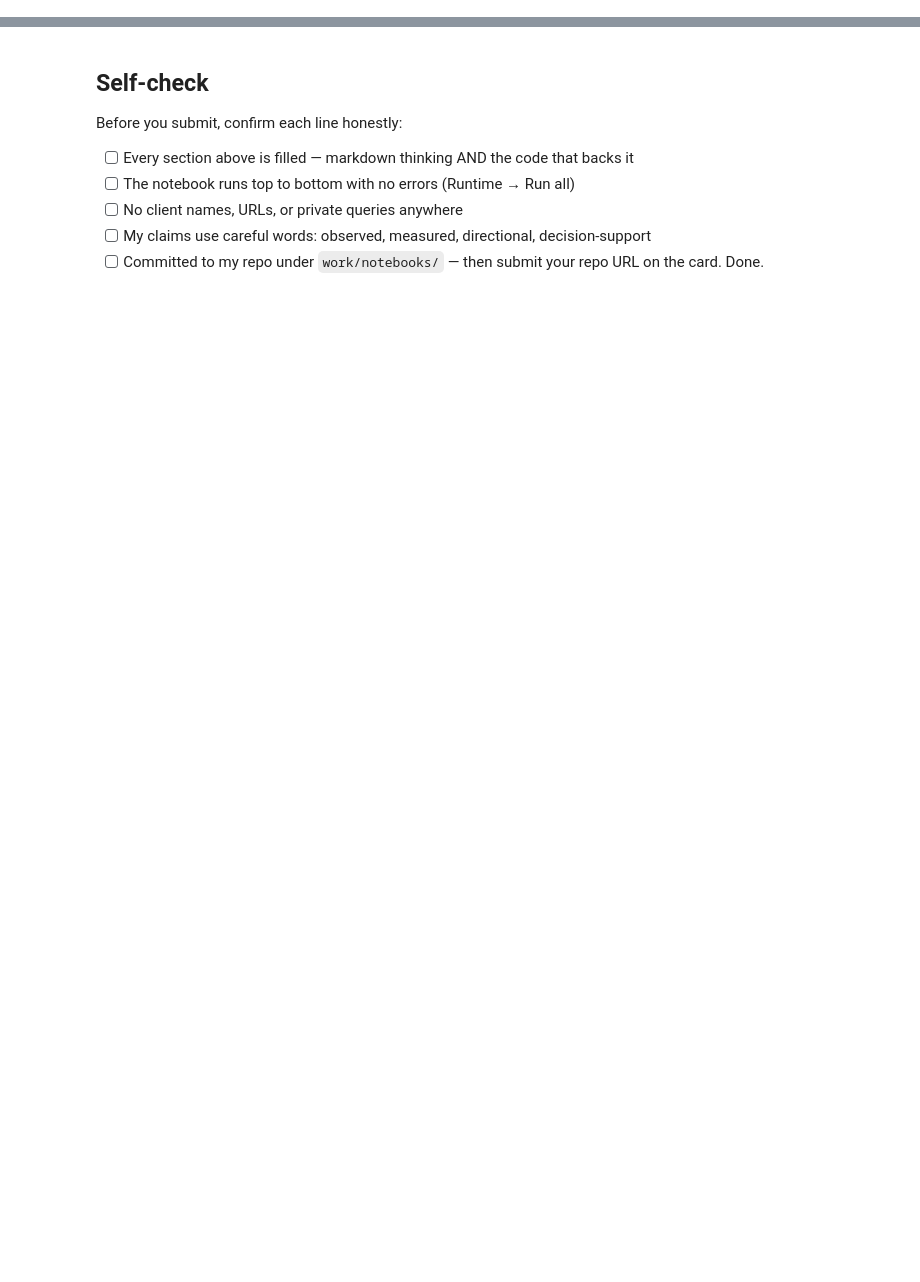
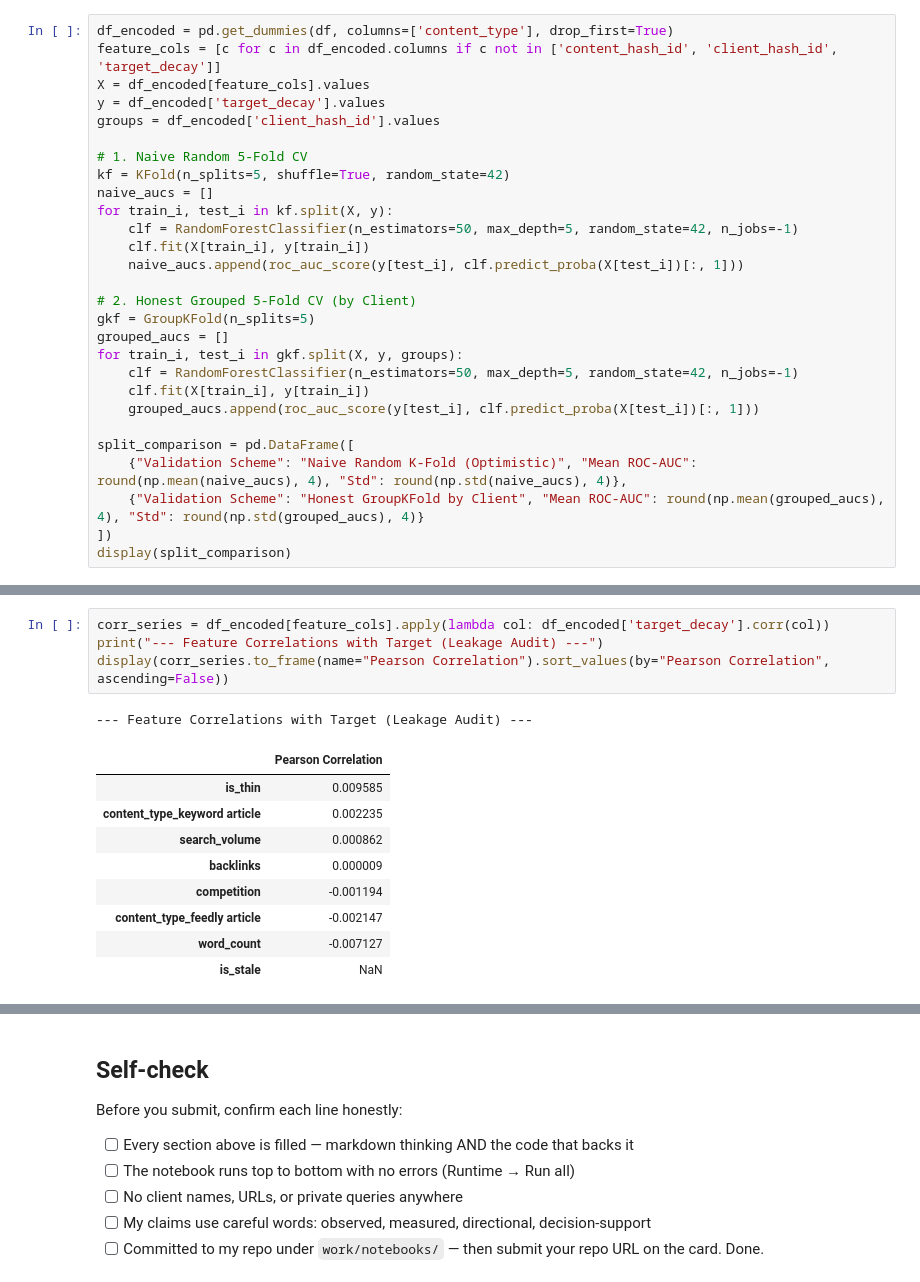
Before and after one commit to nnanwubeikenna-prog/ikenna-flyrank-ml-internship, a Jupyter notebook: work/notebooks/w06_validation_audit.ipynb, the cells around one changed output, grey strips where cells are left out. Saved outputs shown, nothing was run; the diff lists cells and outputs as text; blank space fills up the shorter version.

```diff
--- a/work/notebooks/w06_validation_audit.ipynb
+++ b/work/notebooks/w06_validation_audit.ipynb
@@ -36,0 +60,28 @@ This skeleton is yours to fill. Work the sections **in order** — each one has
+# %%
+df_encoded = pd.get_dummies(df, columns=['content_type'], drop_first=True)
+feature_cols = [c for c in df_encoded.columns if c not in ['content_hash_id', 'client_hash_id', 'target_decay']]
+X = df_encoded[feature_cols].values
+y = df_encoded['target_decay'].values
+groups = df_encoded['client_hash_id'].values
+
+# 1. Naive Random 5-Fold CV
+kf = KFold(n_splits=5, shuffle=True, random_state=42)
+naive_aucs = []
+for train_i, test_i in kf.split(X, y):
+    clf = RandomForestClassifier(n_estimators=50, max_depth=5, random_state=42, n_jobs=-1)
+    clf.fit(X[train_i], y[train_i])
+    naive_aucs.append(roc_auc_score(y[test_i], clf.predict_proba(X[test_i])[:, 1]))
+
+# 2. Honest Grouped 5-Fold CV (by Client)
+gkf = GroupKFold(n_splits=5)
+grouped_aucs = []
+for train_i, test_i in gkf.split(X, y, groups):
+    clf = RandomForestClassifier(n_estimators=50, max_depth=5, random_state=42, n_jobs=-1)
+    clf.fit(X[train_i], y[train_i])
+    grouped_aucs.append(roc_auc_score(y[test_i], clf.predict_proba(X[test_i])[:, 1]))
+
+split_comparison = pd.DataFrame([
+    {"Validation Scheme": "Naive Random K-Fold (Optimistic)", "Mean ROC-AUC": round(np.mean(naive_aucs), 4), "Std": round(np.std(naive_aucs), 4)},
+    {"Validation Scheme": "Honest GroupKFold by Client", "Mean ROC-AUC": round(np.mean(grouped_aucs), 4), "Std": round(np.std(grouped_aucs), 4)}
+])
+display(split_comparison)
@@ -36,0 +97,15 @@ This skeleton is yours to fill. Work the sections **in order** — each one has
+# %%
+corr_series = df_encoded[feature_cols].apply(lambda col: df_encoded['target_decay'].corr(col))
+print("--- Feature Correlations with Target (Leakage Audit) ---")
+display(corr_series.to_frame(name="Pearson Correlation").sort_values(by="Pearson Correlation", ascending=False))
+# %% [output]
+--- Feature Correlations with Target (Leakage Audit) ---
+|  | Pearson Correlation |
+| is_thin | 0.009585 |
+| content_type_keyword article | 0.002235 |
+| search_volume | 0.000862 |
+| backlinks | 0.000009 |
+| competition | -0.001194 |
+| content_type_feedly article | -0.002147 |
+| word_count | -0.007127 |
+| is_stale | NaN |
```
Also changed, not shown: parts of 15 cells of this notebook.
